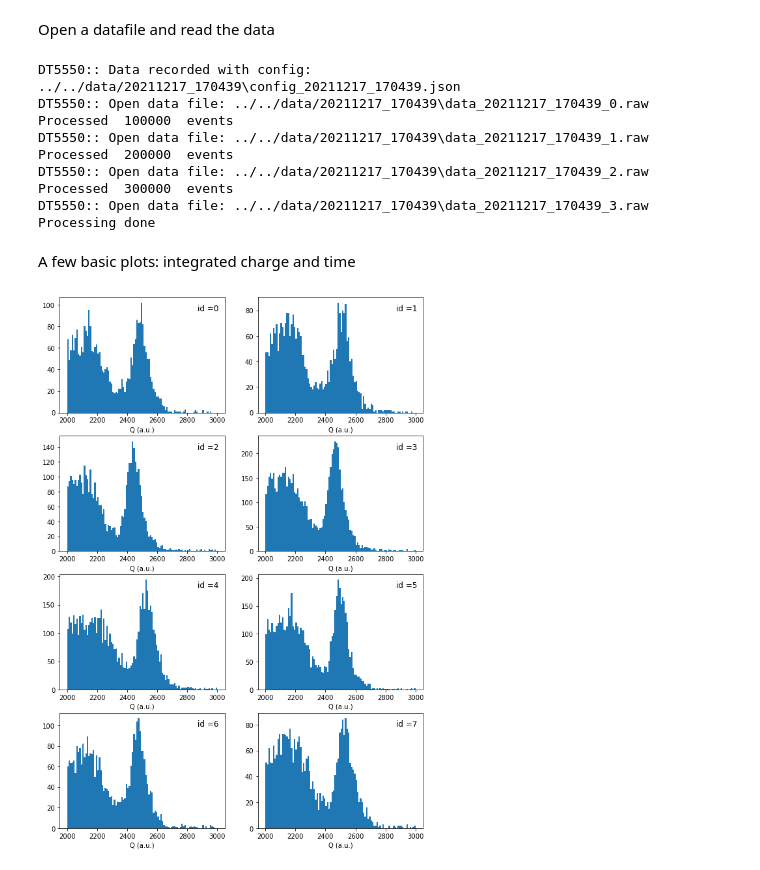
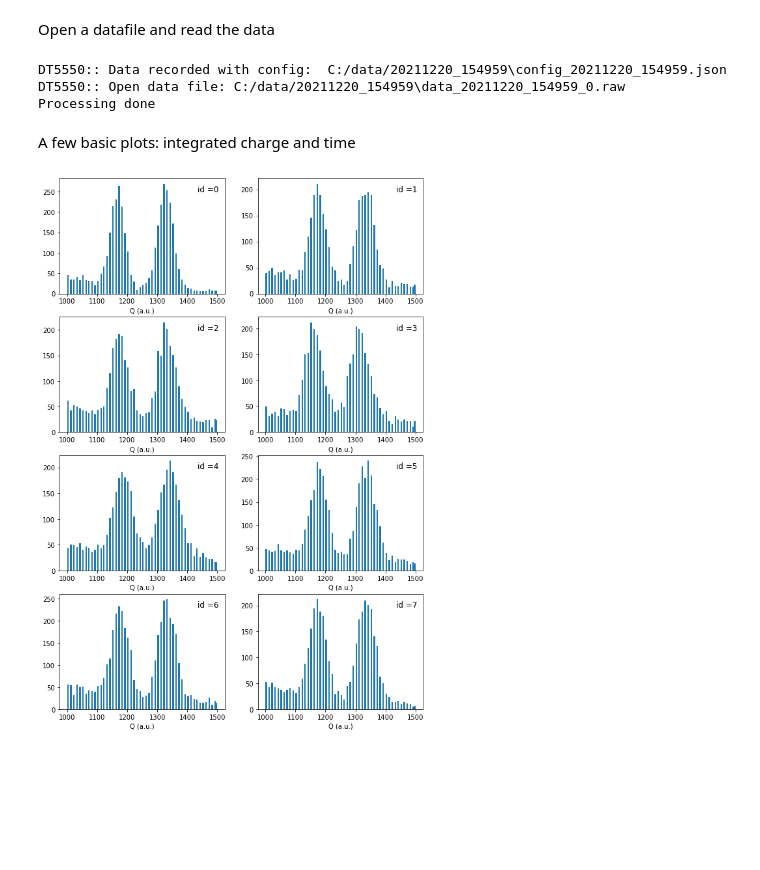
Before and after one commit to acolijn/DT5550_DAQ, a Jupyter notebook: analysis/decode_example.ipynb, the cells around one changed output. Drawn from its saved outputs; the diff is of its cells as text; code cells hidden in the pictures; blank space fills up the shorter version.

```diff
--- a/analysis/decode_example.ipynb
+++ b/analysis/decode_example.ipynb
@@ -106,7 +122,7 @@ Open a datafile and read the data
 #
 # open the datfile
 #
-io = DT5550(indir='../../data/20211217_170439/')
+io = DT5550(indir='C:/data/20211220_154959/')
 
 #io = DT5550(file='../../DT5550_DAQ/daq/ReadoutClient/test0.raw')
 t0 = []
@@ -116,6 +132,7 @@ t1c = []
 E0 = []
 E1 = []
 Es = []
+Es_loose = []
 nmax = 5
 ifile = 0
 
@@ -123,6 +140,8 @@ nsum = np.zeros([N_DETECTOR])
 nsum_ran = np.zeros([N_DETECTOR])
 
 delta_t = [[] for i in range(N_DETECTOR)]
+esel = [[] for i in range(N_DETECTOR)]
+
 
 for file in io.filenames:
     io.open_data(file)
@@ -139,14 +158,6 @@ for file in io.filenames:
         two_gamma()
         # correlation in Co60
         correlation()
-
-        esum = 0
-        tsel = []
-        for i in range(8):
-            if io.valid[i] and i!=4:
-                esum = esum + io.Q[i]
-
-        Es.append(esum)
     ifile = ifile +1
     if ifile>nmax:
         break
@@ -159,25 +170,22 @@ E0 = np.array(E0)
 E1 = np.array(E1)
 
 Es = np.array(Es)
+Es_loose = np.array(Es_loose)
 delta_t = np.array(delta_t, dtype=object)
+esel = np.array(esel, dtype=object)
+
 
 print('Processing done')
 # %% [output]
-DT5550:: Data recorded with config:  ../../data/20211217_170439\config_20211217_170439.json
-DT5550:: Open data file: ../../data/20211217_170439\data_20211217_170439_0.raw
-Processed  100000  events
-DT5550:: Open data file: ../../data/20211217_170439\data_20211217_170439_1.raw
-Processed  200000  events
-DT5550:: Open data file: ../../data/20211217_170439\data_20211217_170439_2.raw
-Processed  300000  events
-DT5550:: Open data file: ../../data/20211217_170439\data_20211217_170439_3.raw
+DT5550:: Data recorded with config:  C:/data/20211220_154959\config_20211220_154959.json
+DT5550:: Open data file: C:/data/20211220_154959\data_20211220_154959_0.raw
 Processing done
 # %% [markdown]
 A few basic plots: integrated charge and time
 # %%
-io.plot_all(type="charge",bins=100,logy=False, range=(2000,3000))
+io.plot_all(type="charge",bins=100,logy=False, range=(1000,1500))
 # %% [output]
-[figure, old version]
+[figure, new version]
 # %%
 # io.plot_all(type="time",range=(200,600),bins=100,logy=True)
 # %%
```
Also changed, not shown: parts of 6 cells of this notebook, 7 other files.
